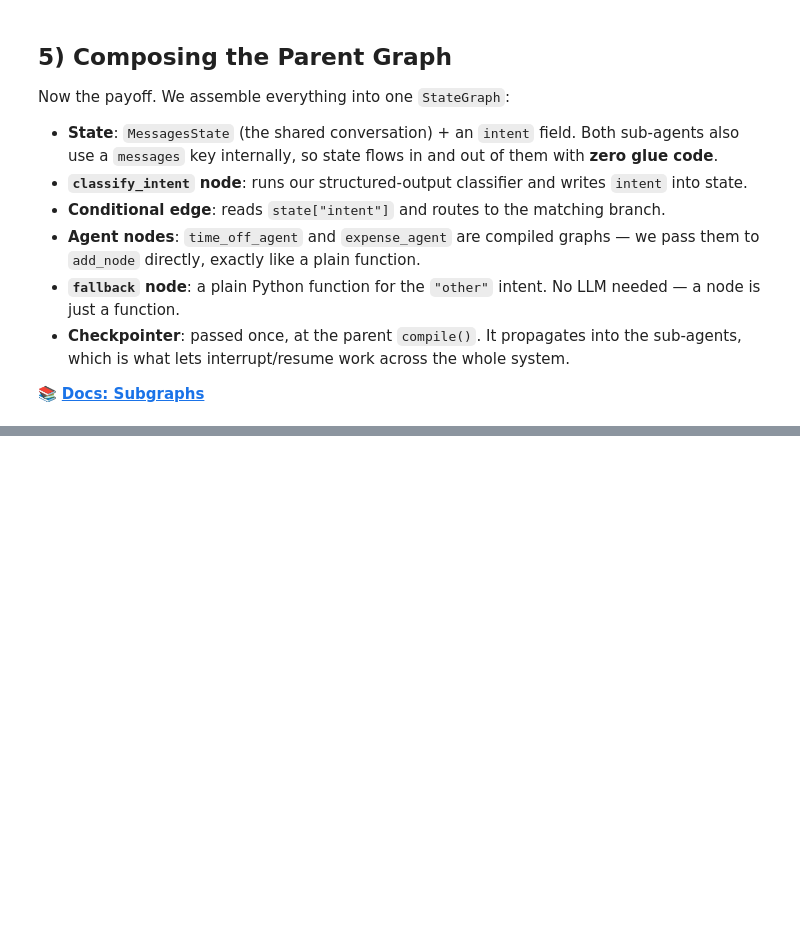
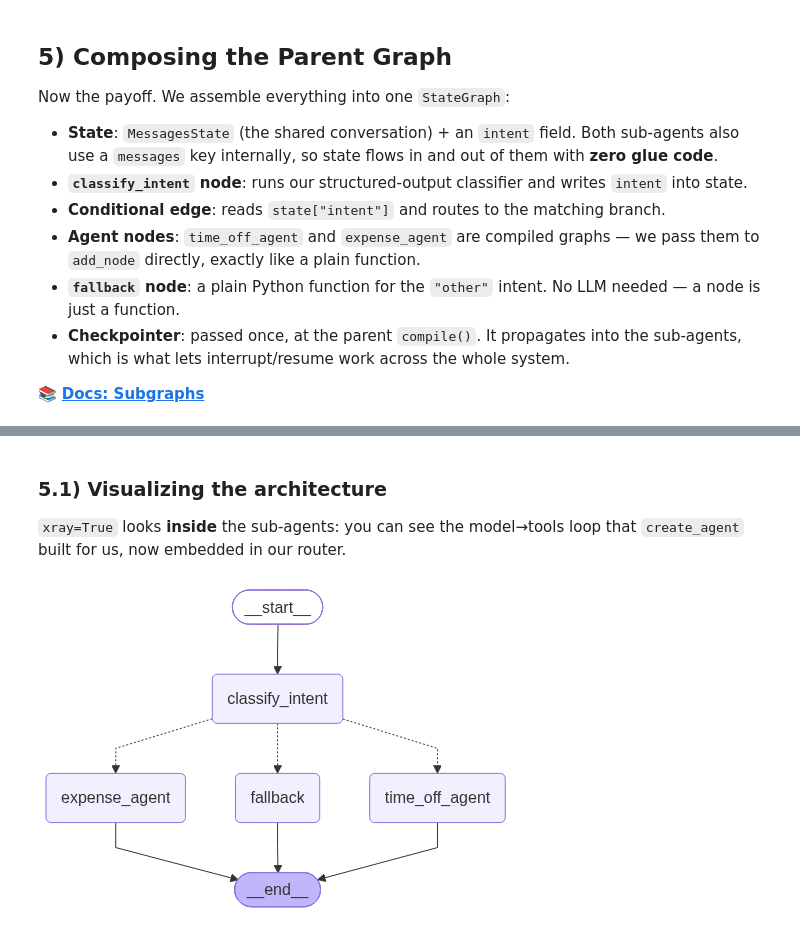
Before and after one commit to tarunkhurana2015/ai-certification-gen-academy, a Jupyter notebook: week3-langgraph/3_multi_agent_workflow.ipynb, the cells around one changed output, grey strips where cells are left out. Saved outputs shown, nothing was run; the diff lists cells and outputs as text; code cells hidden in the pictures; blank space fills up the shorter version.

```diff
--- a/week3-langgraph/3_multi_agent_workflow.ipynb
+++ b/week3-langgraph/3_multi_agent_workflow.ipynb
@@ -515,0 +581,10 @@ Now the payoff. We assemble everything into one `StateGraph`:
+# %% [markdown]
+### 5.1) Visualizing the architecture
+
+`xray=True` looks **inside** the sub-agents: you can see the model→tools loop that `create_agent` built for us, now embedded in our router.
+# %%
+from IPython.display import Image
+
+Image(assistant.get_graph().draw_mermaid_png())
+# %% [output]
+[figure, added]
```
Also changed, not shown: parts of 18 cells of this notebook, 27 other files.
